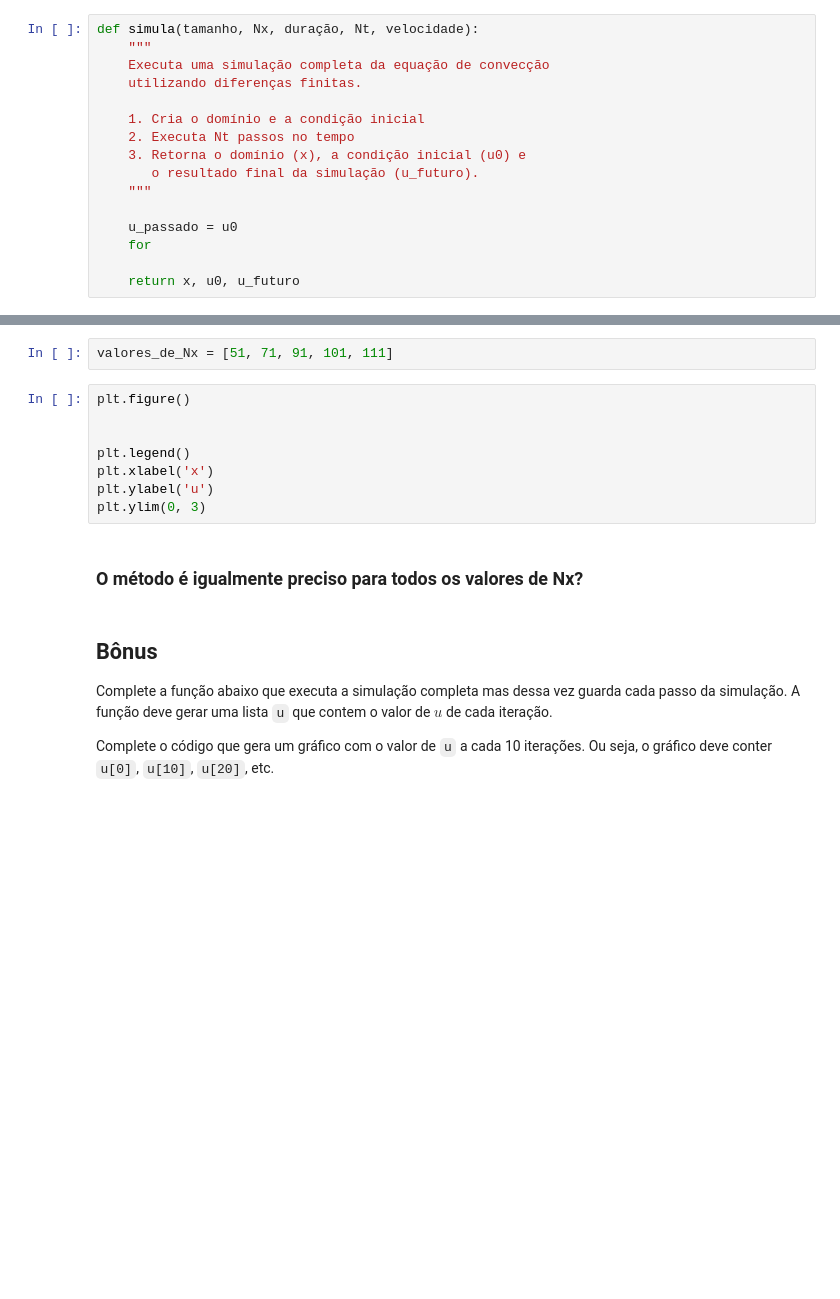
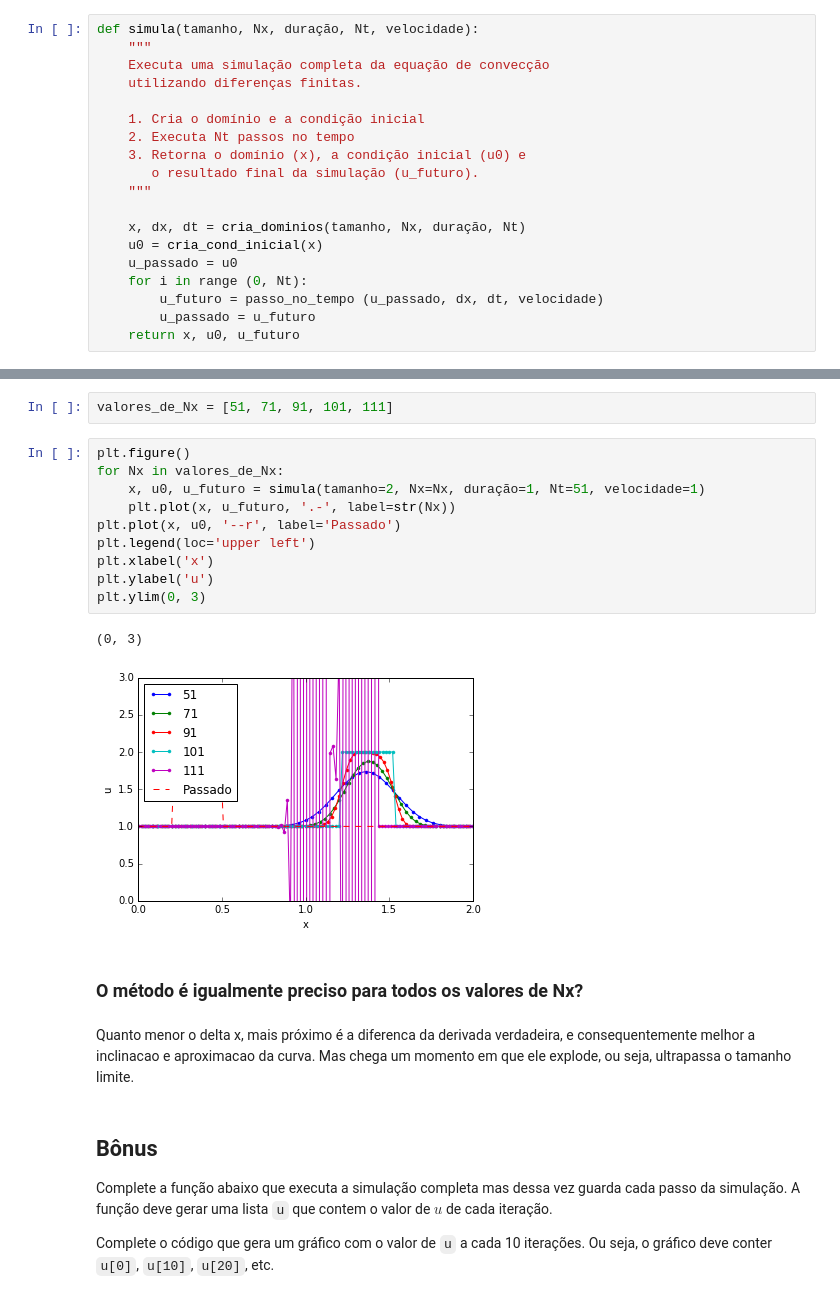
Before and after one commit to mat-esp-2016/diferencas-finitas-conveccao-rebeldes, a Jupyter notebook: df-conveccao.ipynb, the cells around one changed output, grey strips where cells are left out. Drawn from its saved outputs; the diff is of its cells as text; blank space fills up the shorter version.

```diff
--- a/df-conveccao.ipynb
+++ b/df-conveccao.ipynb
@@ -88,9 +88,12 @@ def simula(tamanho, Nx, duração, Nt, velocidade):
        o resultado final da simulação (u_futuro).
     """
 
+    x, dx, dt = cria_dominios(tamanho, Nx, duração, Nt)
+    u0 = cria_cond_inicial(x)
     u_passado = u0
-    for
-
+    for i in range (0, Nt):
+        u_futuro = passo_no_tempo (u_passado, dx, dt, velocidade)
+        u_passado = u_futuro
     return x, u0, u_futuro
 # %% [markdown]
 Utilize as células abaixo para checar o resultado da sua função.
@@ -111,16 +119,23 @@ plt.ylim(0, 3)
 Faça uma figura com o resultado da simulação para diferentes valores `Nx` (utilize a lista abaixo). Inclua uma legenda no seu gráfico.
 # %%
 valores_de_Nx = [51, 71, 91, 101, 111]
-# %%
-plt.figure()
-
-
-plt.legend()
-plt.xlabel('x')
-plt.ylabel('u')
-plt.ylim(0, 3)
+# %%
+plt.figure()
+for Nx in valores_de_Nx:
+    x, u0, u_futuro = simula(tamanho=2, Nx=Nx, duração=1, Nt=51, velocidade=1)
+    plt.plot(x, u_futuro, '.-', label=str(Nx))
+plt.plot(x, u0, '--r', label='Passado')
+plt.legend(loc='upper left')
+plt.xlabel('x')
+plt.ylabel('u')
+plt.ylim(0, 3)
+# %% [output]
+(0, 3)
+[figure, added]
 # %% [markdown]
 ### O método é igualmente preciso para todos os valores de Nx?
+# %% [markdown]
+Quanto menor o delta x, mais próximo é a diferenca da derivada verdadeira, e consequentemente melhor a inclinacao e aproximacao da curva. Mas chega um momento em que ele explode, ou seja, ultrapassa o tamanho limite.
 # %% [markdown]
 ## Bônus
 
```
Also changed, not shown: parts of 2 cells of this notebook.
